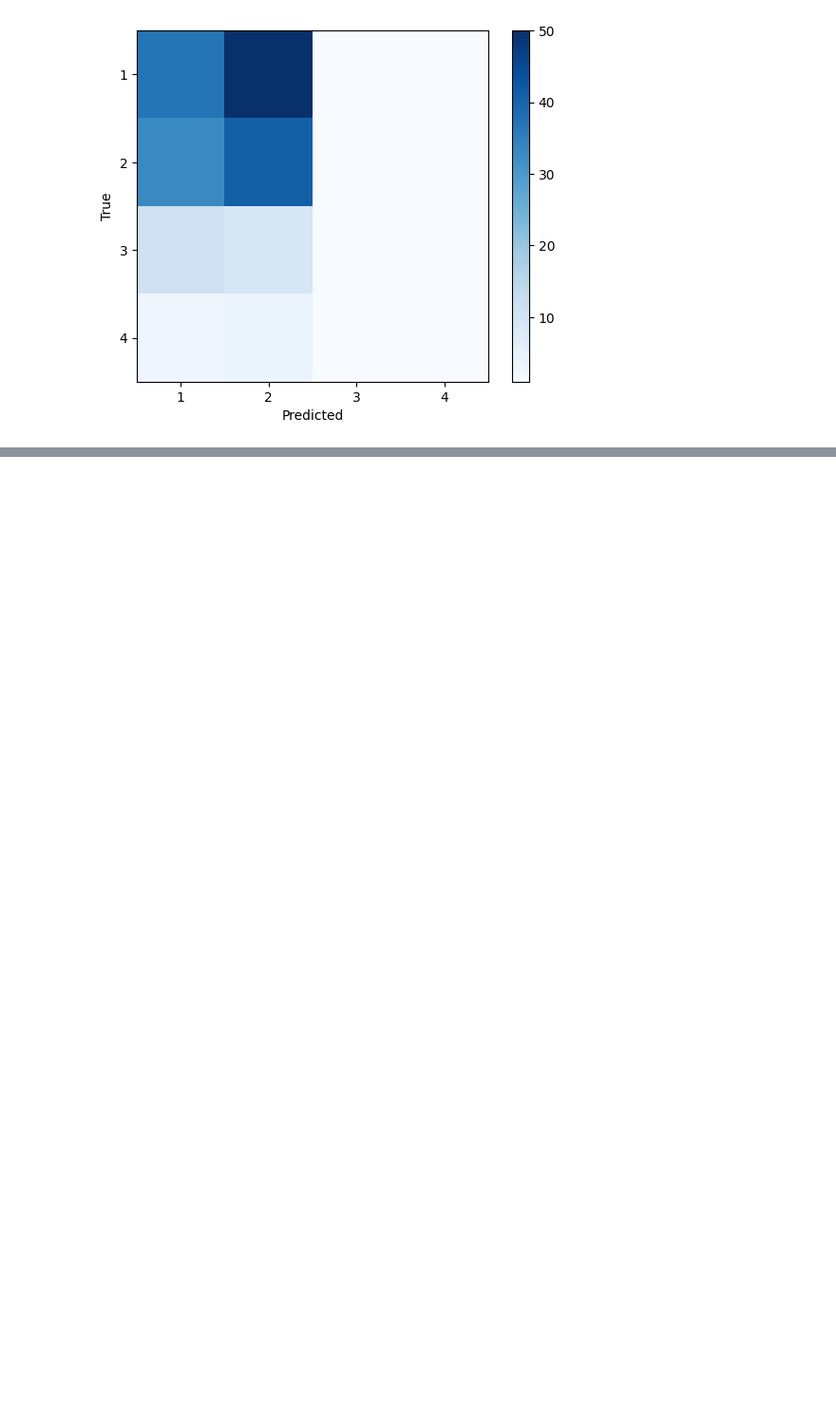
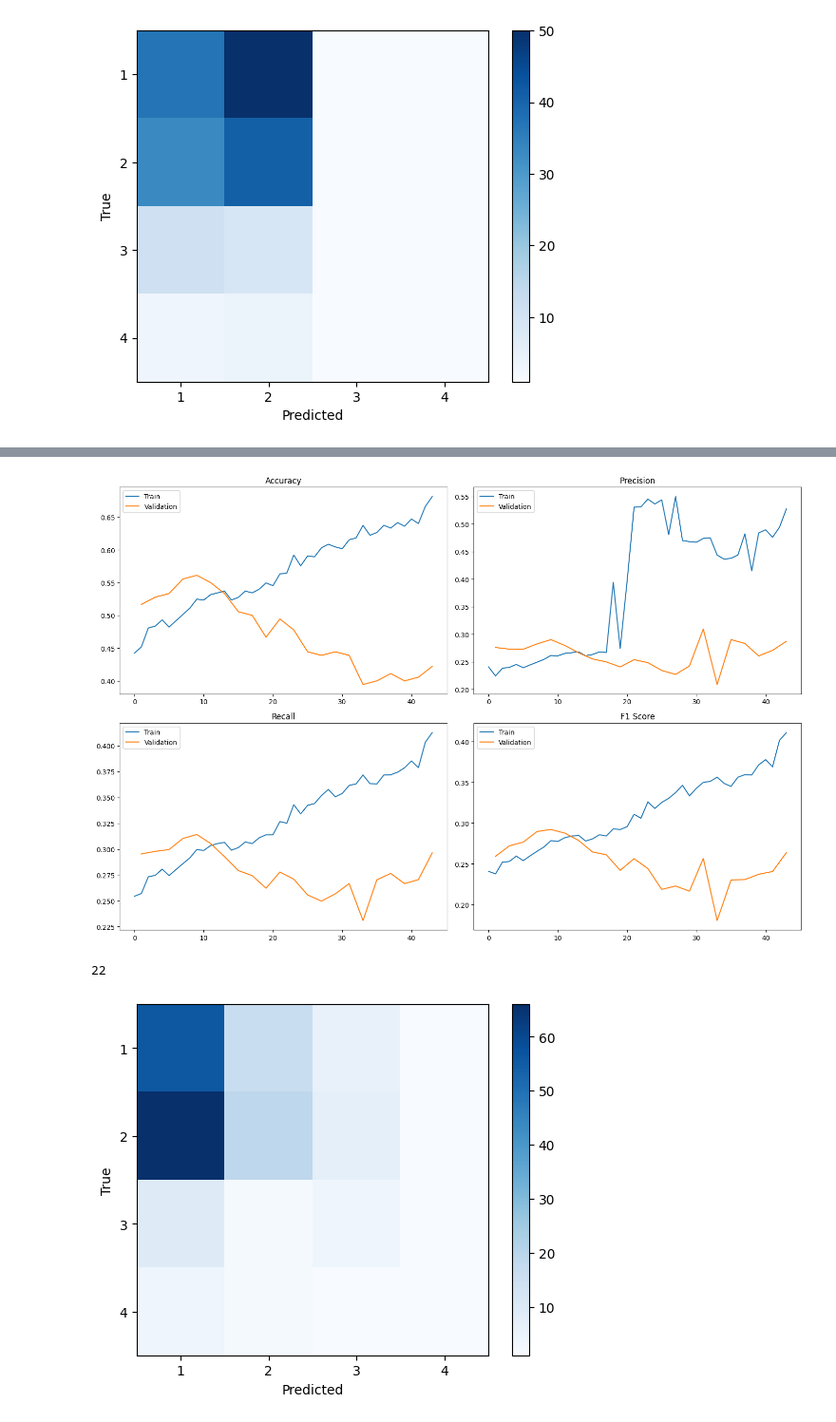
Before and after one commit to RaminKahidi/DAFT_CPSC_571, a Jupyter notebook: preformaceMetricsV3.ipynb, the cells around one changed output, grey strips where cells are left out. Shown at 95% size. Cells and saved outputs as stored; diff of their text form; code cells hidden in the pictures; blank space fills up the shorter version.

```diff
--- a/preformaceMetricsV3.ipynb
+++ b/preformaceMetricsV3.ipynb
@@ -89,0 +137,7 @@ plt.show()
+# %%
+
+showMetrics('./a100Output/train_records_fold_0_epoch_43_momentum_0.99_basefilters3.csv', './a100Output/val_records_fold_0_epoch_43_momentum_0.99_basefilters3.csv')
+# %% [output]
+[figure, added]
+22
+[figure, added]
```
Also changed, not shown: parts of 2 cells of this notebook.
